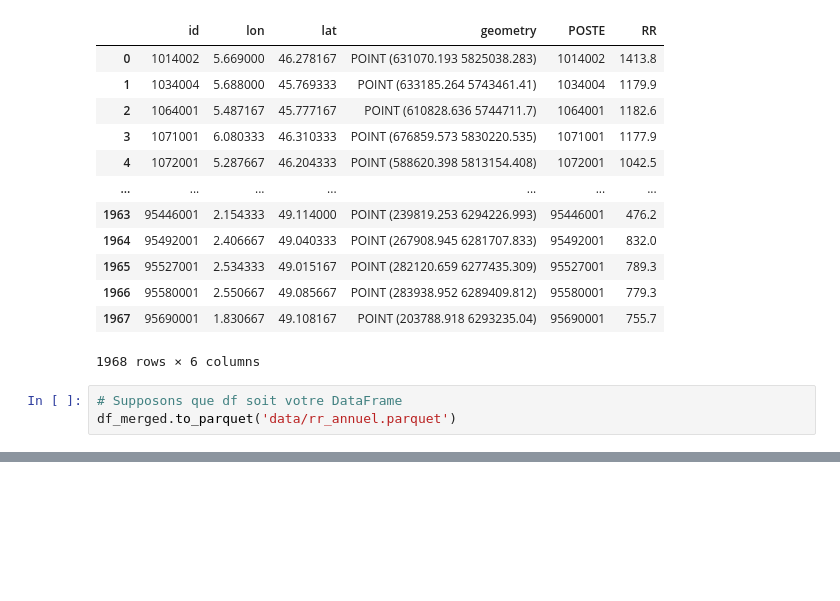
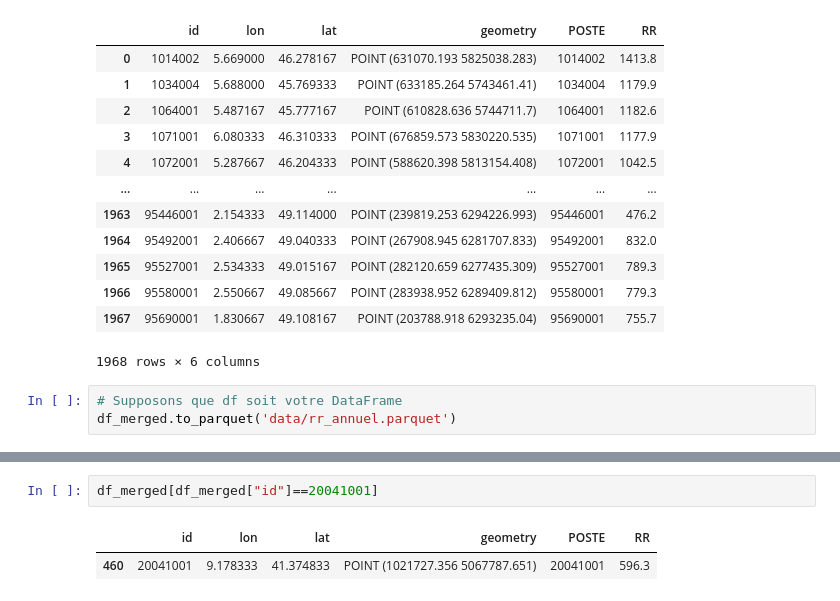
Before and after one commit to adwge99/Krigeage_PFAS, a Jupyter notebook: pluviometrie.ipynb, the cells around one changed output, grey strips where cells are left out. Saved outputs shown, nothing was run; the diff lists cells and outputs as text; blank space fills up the shorter version.

```diff
--- a/pluviometrie.ipynb
+++ b/pluviometrie.ipynb
@@ -354,0 +371,5 @@ df_merged.to_parquet('data/rr_annuel.parquet')
+# %%
+df_merged[df_merged["id"]==20041001]
+# %% [output]
+|  | id | lon | lat | geometry | POSTE | RR |
+| 460 | 20041001 | 9.178333 | 41.374833 | POINT (1021727.356 5067787.651) | 20041001 | 596.3 |
```
Also changed, not shown: parts of 1 cell of this notebook, 2 other files.
